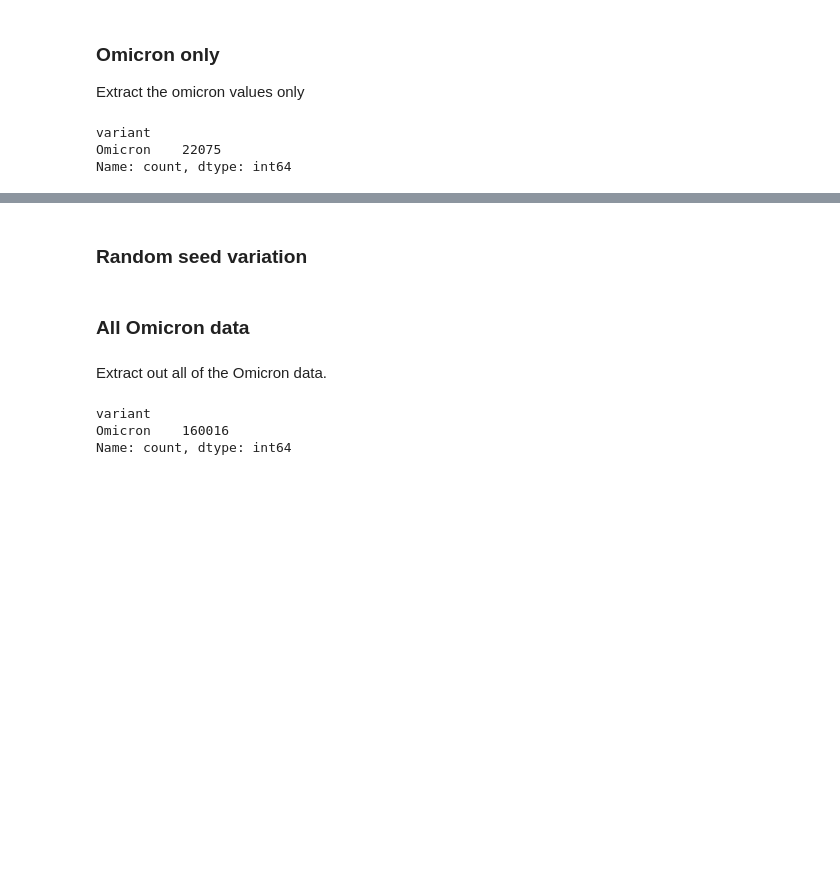
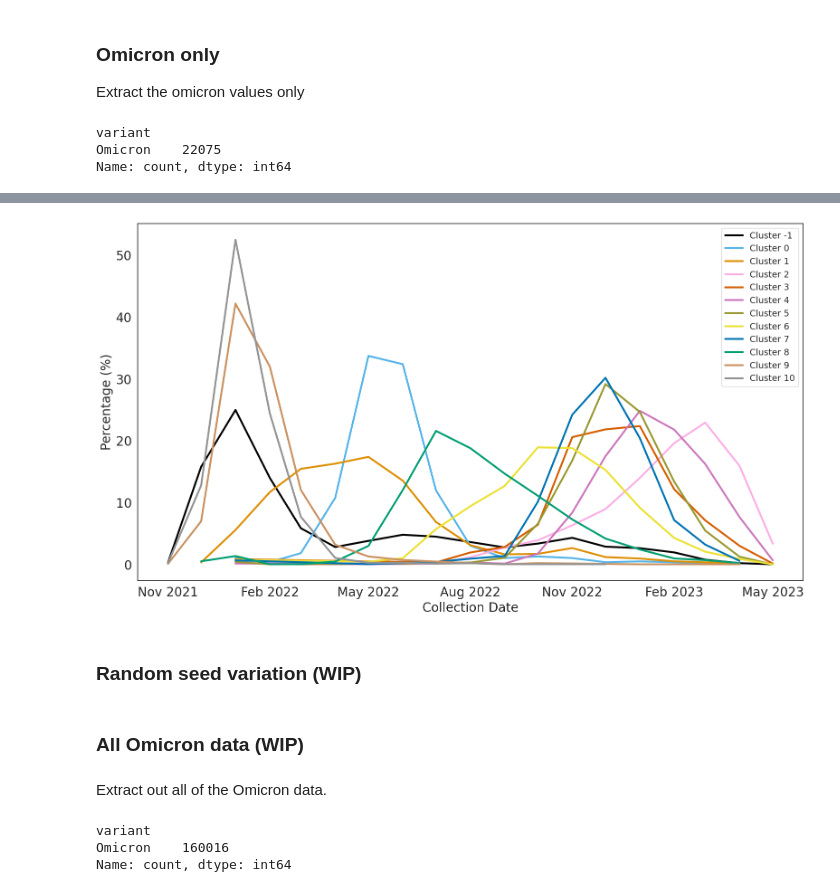
Before and after one commit to hubin-keio/Spike_NLP, a Jupyter notebook: notebooks/clustering/hdbscan_clustering-RBD.ipynb, the cells around one changed output, grey strips where cells are left out. Saved outputs shown, nothing was run; the diff lists cells and outputs as text; code cells hidden in the pictures; blank space fills up the shorter version.

```diff
--- a/notebooks/clustering/hdbscan_clustering-RBD.ipynb
+++ b/notebooks/clustering/hdbscan_clustering-RBD.ipynb
@@ -459,5 +557,70 @@ min_sample 400, min_cluster_size 3000: Silhouette Coefficient: 0.64, Adjusted Ra
+# %%
+import matplotlib.dates as mdates
+
+def cluster_date_collected(save_as, info_df, colormap):
+    """ Calculate variant percentages over collection dates within clusters and plot them in a single plot. """
+
+    # Copy the DataFrame to avoid modifying the original
+    df = info_df.copy()
+
+    # Ensure 'Collection date' is a datetime object
+    df['Collection date'] = pd.to_datetime(df['Collection date'], format='mixed')
+
+    # Aggregate data by counting variants for each collection date (by year and month)
+    df['YearMonth'] = df['Collection date'].dt.to_period('M')
+    cluster_date_counts = df.groupby(['Cluster', 'YearMonth', 'variant']).size().reset_index(name='Cluster count')
+
+    # Calculate total count within each cluster
+    total_cluster_count = df.groupby(['Cluster']).size().reset_index(name='Total count')
+    cluster_date_counts = cluster_date_counts.merge(total_cluster_count, on='Cluster')
+
+    # Calculate percentages within each cluster
+    cluster_date_counts['Cluster %'] = (cluster_date_counts['Cluster count'] / cluster_date_counts['Total count']) * 100
+
+    # Sort by 'Cluster' and 'YearMonth'
+    cluster_date_counts = cluster_date_counts.sort_values(by=['Cluster', 'YearMonth'], ascending=[True, True])
+
+    # Define cluster color mapping, with outliers (Cluster -1) as black
+    unique_clusters = df['Cluster'].unique()
+    if (len(unique_clusters)-1) > 10:
+        cluster_colors = sns.color_palette("colorblind", 10) + sns.color_palette(["#999933", "#882255", "#661100", "#6699CC", "#332288"])
+    else:
+        cluster_colors = sns.color_palette("colorblind", n_colors=len(unique_clusters)-1)  # -1 to exclude outliers
+    cluster_color_dict = {label: color for label, color in zip(unique_clusters[unique_clusters != -1], cluster_colors)}
+    cluster_color_dict[-1] = 'black'  # Outliers are black
+
+    # Create a single plot with all clusters and variants
+    sns.set_theme(style="white")
+    fig, ax = plt.subplots(figsize=(16, 9))
+
+    # Plot each cluster-variant pair in the same plot, applying color mapping
+    for (cluster_label, variant), grouped_df in cluster_date_counts.groupby(['Cluster', 'variant']):
+        ax.plot(grouped_df['YearMonth'].dt.to_timestamp(),
+                grouped_df['Cluster %'],
+                label=f"Cluster {cluster_label}",
+                color=cluster_color_dict[cluster_label],  # Apply cluster-specific color
+                linewidth=3)
+
+    fontsize = 20
+    ax.set_xlabel('Collection Date', fontsize=fontsize)
+    ax.set_ylabel(f'Percentage (%)', fontsize=fontsize)
+    ax.xaxis.set_major_locator(mdates.MonthLocator(interval=3))
+    ax.xaxis.set_major_formatter(mdates.DateFormatter('%b %Y'))
+    ax.legend(loc='upper right', fontsize=fontsize-6, bbox_to_anchor=(1, 1))
+
+    plt.xticks(fontsize=fontsize)
+    plt.yticks(fontsize=fontsize)
+    plt.tight_layout()
+    plt.savefig(save_as + ".timescale.pdf", format="pdf")
+    plt.savefig(save_as + ".timescale.png", format="png")
+    plt.show()
+
+# Example usage:
+cluster_date_collected(save_as, info_df_ado_o, "colorblind")
+# %% [output]
+[figure, added]
 # %% [markdown]
-### Random seed variation
+### Random seed variation (WIP)
 # %%
 parquet_file = os.path.join(data_dir, "spikeprot0528.clean.uniq.noX.RBD.metadata.variants.ADO_CLS-embedded.parquet")
 embedded_ado_df = pd.read_parquet(parquet_file, engine='fastparquet')
@@ -488,7 +651,7 @@ for i in range(12):
     tsne_reducer = TSNE(n_components=2, perplexity=perplexity, learning_rate='auto', random_state=0)
     embedding_matrix_reduced = tsne_reducer.fit_transform(embedding_matrix)
 # %% [markdown]
-### All Omicron data
+### All Omicron data (WIP)
 # %% [markdown]
 Extract out all of the Omicron data.
 # %%
```
Also changed, not shown: parts of 20 cells of this notebook, 20 other files.
